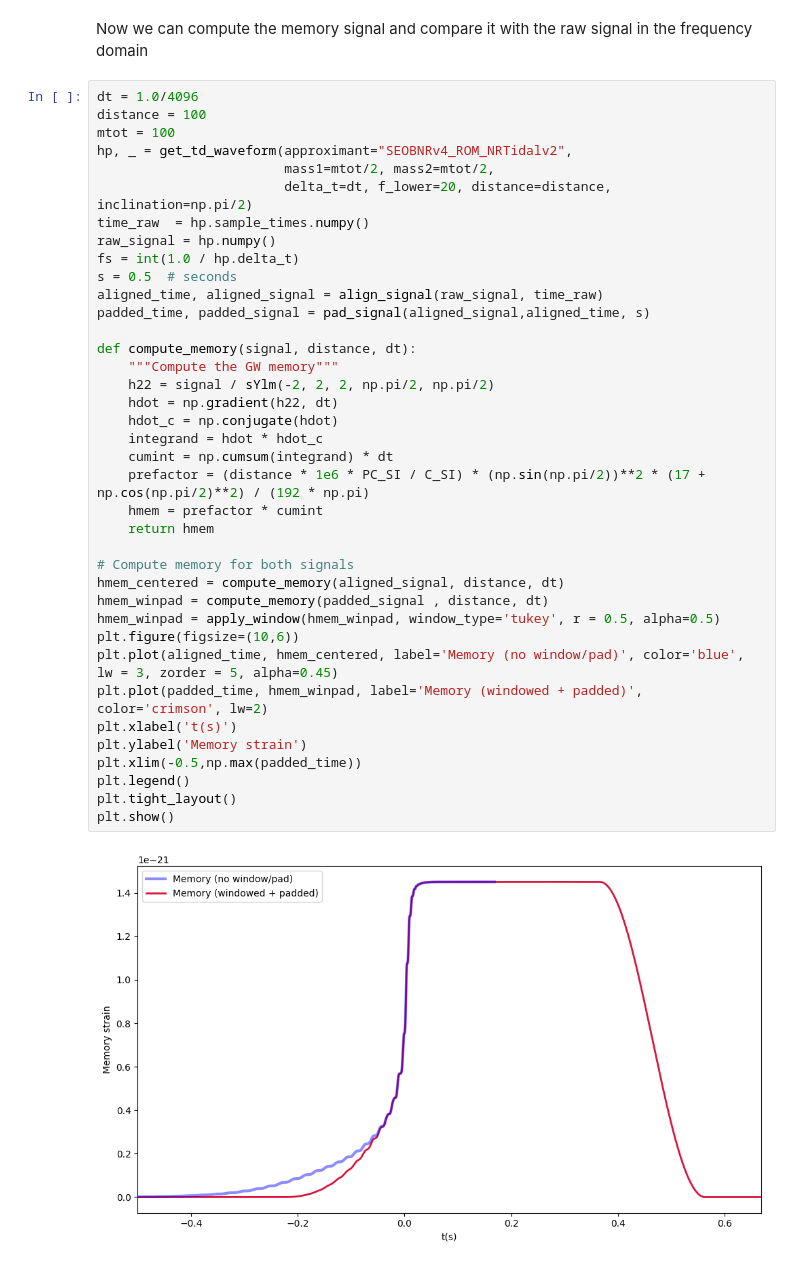
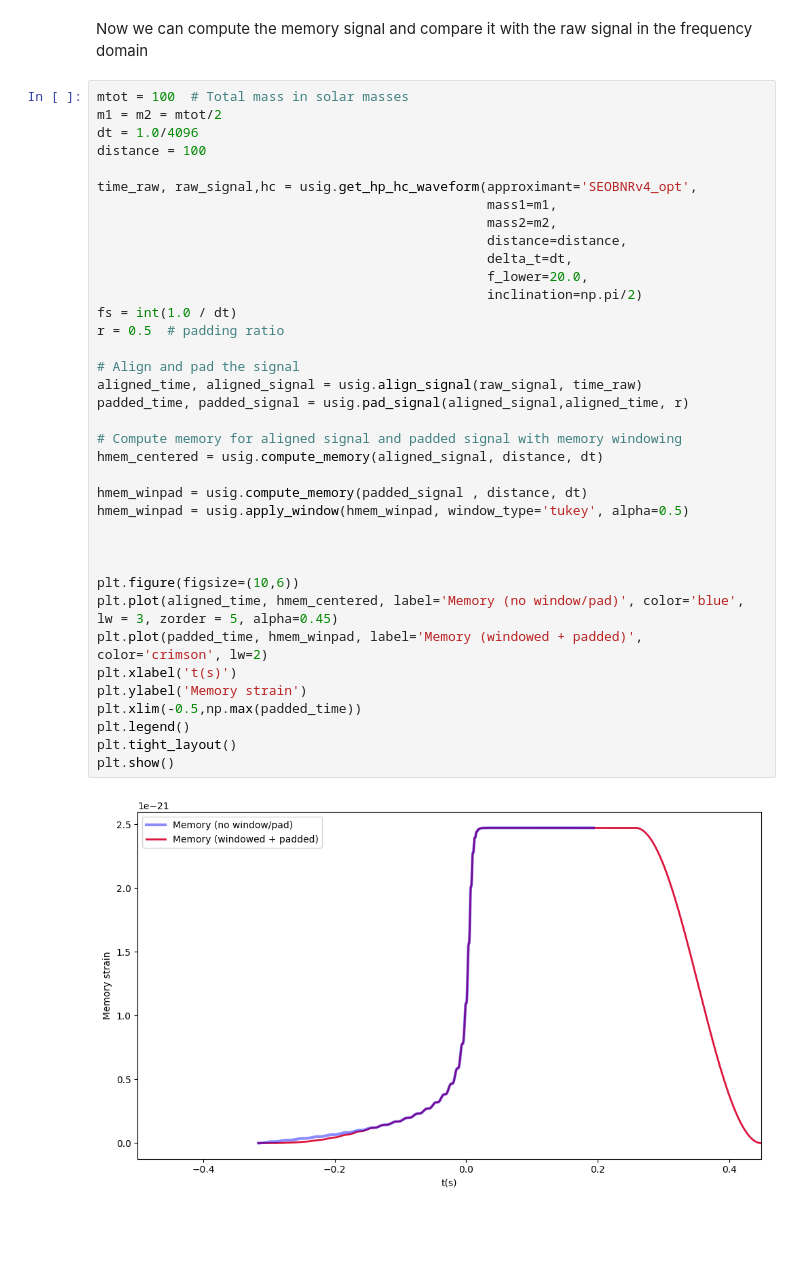
Before and after one commit to ThomasBastro/Memory_effect, a Jupyter notebook: Memory_Lopez/Signal_Preprocessing.ipynb, the cells around one changed output. Cells and saved outputs as stored; diff of their text form; blank space fills up the shorter version.

```diff
--- a/Memory_Lopez/Signal_Preprocessing.ipynb
+++ b/Memory_Lopez/Signal_Preprocessing.ipynb
@@ -169,44 +53,43 @@ plt.show()
 # %% [markdown]
 Now we can compute the memory signal and compare it with the raw signal in the frequency domain
 # %%
+mtot = 100  # Total mass in solar masses
+m1 = m2 = mtot/2
 dt = 1.0/4096
 distance = 100
-mtot = 100
-hp, _ = get_td_waveform(approximant="SEOBNRv4_ROM_NRTidalv2",
-                        mass1=mtot/2, mass2=mtot/2,
-                        delta_t=dt, f_lower=20, distance=distance, inclination=np.pi/2)
-time_raw  = hp.sample_times.numpy()
-raw_signal = hp.numpy()
-fs = int(1.0 / hp.delta_t)
-s = 0.5  # seconds
-aligned_time, aligned_signal = align_signal(raw_signal, time_raw)
-padded_time, padded_signal = pad_signal(aligned_signal,aligned_time, s)
 
-def compute_memory(signal, distance, dt):
-    """Compute the GW memory"""
-    h22 = signal / sYlm(-2, 2, 2, np.pi/2, np.pi/2)
-    hdot = np.gradient(h22, dt)
-    hdot_c = np.conjugate(hdot)
-    integrand = hdot * hdot_c
-    cumint = np.cumsum(integrand) * dt
-    prefactor = (distance * 1e6 * PC_SI / C_SI) * (np.sin(np.pi/2))**2 * (17 + np.cos(np.pi/2)**2) / (192 * np.pi)
-    hmem = prefactor * cumint
-    return hmem
+time_raw, raw_signal,hc = usig.get_hp_hc_waveform(approximant='SEOBNRv4_opt',
+                                                  mass1=m1,
+                                                  mass2=m2,
+                                                  distance=distance,
+                                                  delta_t=dt,
+                                                  f_lower=20.0,
+                                                  inclination=np.pi/2)
+fs = int(1.0 / dt)
+r = 0.5  # padding ratio
 
-# Compute memory for both signals
-hmem_centered = compute_memory(aligned_signal, distance, dt)
-hmem_winpad = compute_memory(padded_signal , distance, dt)
-hmem_winpad = apply_window(hmem_winpad, window_type='tukey', r = 0.5, alpha=0.5)
+# Align and pad the signal
+aligned_time, aligned_signal = usig.align_signal(raw_signal, time_raw)
+padded_time, padded_signal = usig.pad_signal(aligned_signal,aligned_time, r)
+
+# Compute memory for aligned signal and padded signal with memory windowing
+hmem_centered = usig.compute_memory(aligned_signal, distance, dt)
+
+hmem_winpad = usig.compute_memory(padded_signal , distance, dt)
+hmem_winpad = usig.apply_window(hmem_winpad, window_type='tukey', alpha=0.5)
+
+
+
 plt.figure(figsize=(10,6))
 plt.plot(aligned_time, hmem_centered, label='Memory (no window/pad)', color='blue', lw = 3, zorder = 5, alpha=0.45)
 plt.plot(padded_time, hmem_winpad, label='Memory (windowed + padded)', color='crimson', lw=2)
 plt.xlabel('t(s)')
 plt.ylabel('Memory strain')
 plt.xlim(-0.5,np.max(padded_time))
 plt.legend()
 plt.tight_layout()
 plt.show()
 # %% [output]
-[figure, old version]
+[figure, new version]
 # %%
 # FFT of the memory
```
Also changed, not shown: parts of 7 cells of this notebook, 1 other file.
